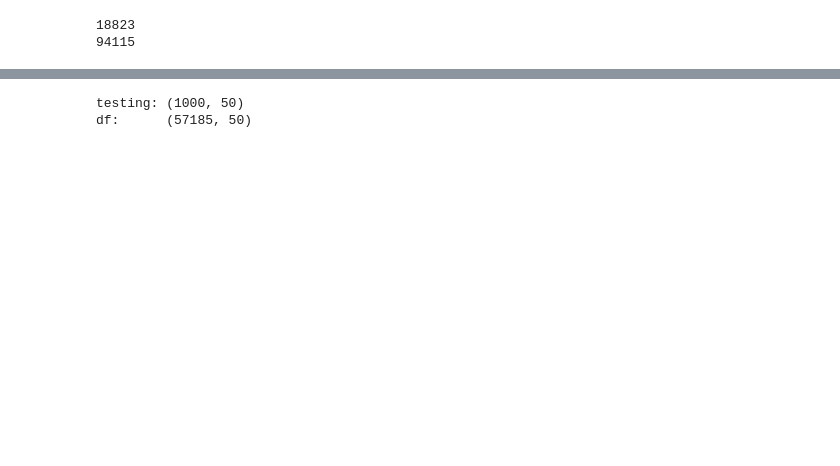
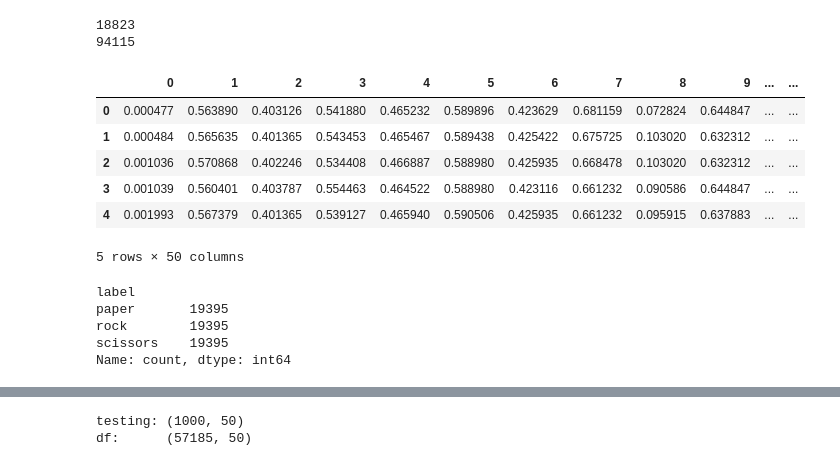
Before and after one commit to amiouepk/ECE-SP-26-18-Capstone-Project, a Jupyter notebook: Jag/python/Rock,_Paper,_Scissors_Classification.ipynb, the cells around one changed output, grey strips where cells are left out. Saved outputs shown, nothing was run; the diff lists cells and outputs as text; code cells hidden in the pictures; blank space fills up the shorter version.

```diff
--- a/Jag/python/Rock,_Paper,_Scissors_Classification.ipynb
+++ b/Jag/python/Rock,_Paper,_Scissors_Classification.ipynb
@@ -92,15 +96,35 @@ print(len(augmented_df))
 # %% [output]
 18823
 94115
+# %%
+df.head()
+# %% [output]
+|  | 0 | 1 | 2 | 3 | 4 | 5 | 6 | 7 | 8 | 9 | ... | ... |
+| 0 | 0.000477 | 0.563890 | 0.403126 | 0.541880 | 0.465232 | 0.589896 | 0.423629 | 0.681159 | 0.072824 | 0.644847 | ... | ... |
+| 1 | 0.000484 | 0.565635 | 0.401365 | 0.543453 | 0.465467 | 0.589438 | 0.425422 | 0.675725 | 0.103020 | 0.632312 | ... | ... |
+| 2 | 0.001036 | 0.570868 | 0.402246 | 0.534408 | 0.466887 | 0.588980 | 0.425935 | 0.668478 | 0.103020 | 0.632312 | ... | ... |
+| 3 | 0.001039 | 0.560401 | 0.403787 | 0.554463 | 0.464522 | 0.588980 | 0.423116 | 0.661232 | 0.090586 | 0.644847 | ... | ... |
+| 4 | 0.001993 | 0.567379 | 0.401365 | 0.539127 | 0.465940 | 0.590506 | 0.425935 | 0.661232 | 0.095915 | 0.637883 | ... | ... |
+5 rows × 50 columns
 # %%
-# same number of data points per label
+# 1. Get your minimum count
 min_count = df['label'].value_counts().min()
 
+# 2. Use groupby + sample directly (much more reliable)
 df_balanced = (
-    df.groupby('label')
-    .apply(lambda x: x.sample(min_count, random_state=42))
-    .reset_index(drop=True)
+    df.groupby('label', group_keys=False)
+    .sample(n=min_count, random_state=42)
 )
 
-df_balanced['label'].value_counts()
+# 3. Reset index at the very end
+df_balanced = df_balanced.reset_index(drop=True)
+
+# Now this will work
+print(df_balanced['label'].value_counts())
 df = df_balanced
+# %% [output]
+label
+paper       19395
+rock        19395
+scissors    19395
+Name: count, dtype: int64
```
Also changed, not shown: parts of 16 cells of this notebook, 2 other files.
